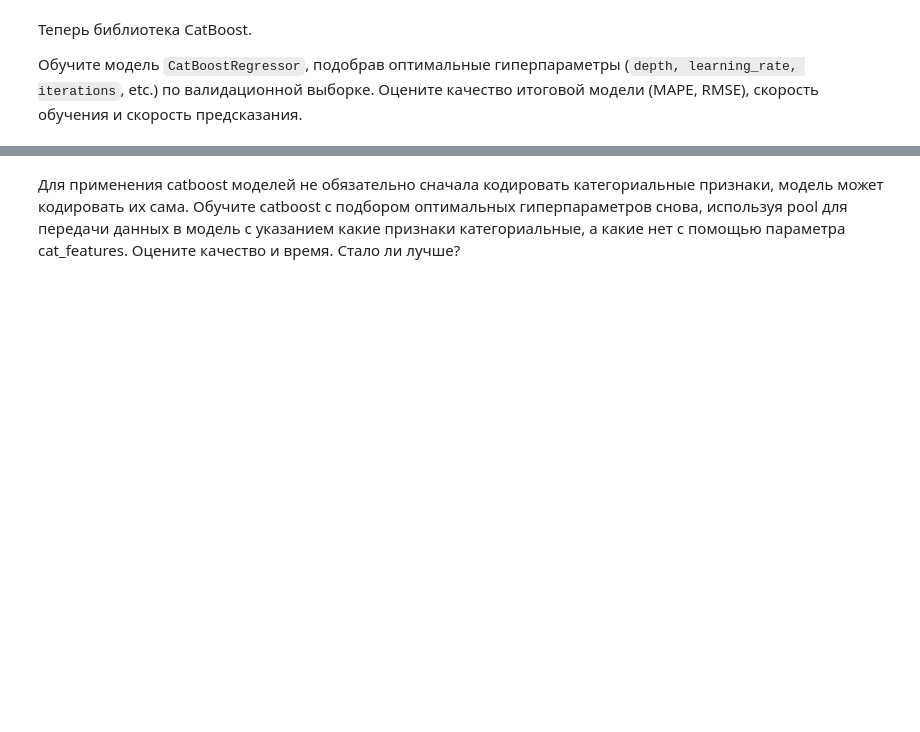
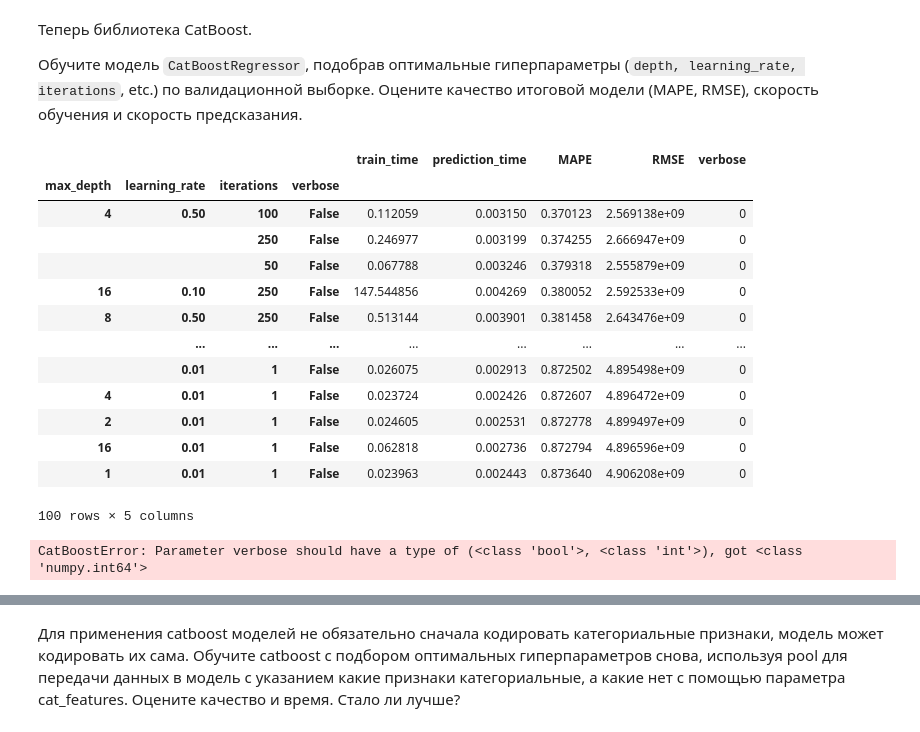
Before and after one commit to Bosbobos/IAD, a Jupyter notebook: MachineLeariningBasics/hw08_boosting_clustering/hw08_boosting_clustering.ipynb, the cells around one changed output, grey strips where cells are left out. Saved outputs shown, nothing was run; the diff lists cells and outputs as text; code cells hidden in the pictures; blank space fills up the shorter version.

```diff
--- a/MachineLeariningBasics/hw08_boosting_clustering/hw08_boosting_clustering.ipynb
+++ b/MachineLeariningBasics/hw08_boosting_clustering/hw08_boosting_clustering.ipynb
@@ -156,29 +157,6 @@ experience_level намного логичнее кодировать ordinal_en
 Начнем с библиотеки xgboost.
 
 Обучите модель `XGBRegressor` на тех же данных, что линейную модель, подобрав оптимальные гиперпараметры (`max_depth, learning_rate, n_estimators, gamma`, etc.) по валидационной выборке. Оцените качество итоговой модели (MAPE, RMSE), скорость обучения и скорость предсказания.
-# %%
-def build_res_df(max_depth: int,
-                 learning_rate: float,
-                 n_estimators: int,
-                 gamma: float,
-                 true_y: np.array,
-                 predictions: np.array,
-                 train_time: float,
-                 prediction_time: float,
-                 df: pd.DataFrame = None):
-    if df is None:
-        df = pd.DataFrame(columns = ['max_depth', 'learning_rate', 'n_estimators',
-                                     'gamma',  'train_time', 'prediction_time', 'MAPE', 'RMSE',])
-        df.set_index(['max_depth', 'learning_rate', 'n_estimators', 'gamma'], inplace=True)
-
-    df.loc[max_depth, learning_rate, n_estimators, gamma] = [
-        train_time,
-        prediction_time,
-        mean_absolute_percentage_error(true_y, predictions),
-        mean_squared_error(true_y, predictions)
-    ]
-
-    return df
 # %%
 from xgboost.sklearn import XGBRegressor
 from itertools import product
@@ -243,15 +239,13 @@ df.head(3)
 # %%
-best_params = df.index[0]
+params = {
+    'max_depth' : [1, 3, 5, 7, 10, 20],
+    'learning_rate' : [0.01, 0.05, 0.1, 0.5],
+    'n_estimators' : [1, 10, 50, 100, 250],
+    'gamma' : [0, 0.1, 0.5, 1]
+}
 
-reg = XGBRegressor(
-    **dict(zip(df.index.names, df.index[0])),
-    random_state=17
-)
-reg.fit(enc_train, train_y)
-pred = reg.predict(enc_test)
+df, overall_time = find_best_params_df(params, XGBRegressor)
+evaluate_best_model(df, XGBRegressor, overall_time)
 
-print('MAPE: ', mean_absolute_percentage_error(test_y, pred))
-print('RMSE: ', mean_squared_error(test_y, pred))
-
-#TODO: вынести это в функцию, принимающую регрессор и параметры, чтобы дальше то же самое вызвать
+df.head(3)
 # %% [output]
@@ -263,14 +265,34 @@ RMSE:  2345431808.0
 Теперь библиотека CatBoost.
 
 Обучите модель `CatBoostRegressor`, подобрав оптимальные гиперпараметры (`depth, learning_rate, iterations`, etc.) по валидационной выборке. Оцените качество итоговой модели (MAPE, RMSE), скорость обучения и скорость предсказания.
+# %%
+df
+# %% [output]
+|  |  |  |  | train_time | prediction_time | MAPE | RMSE | verbose |
+| max_depth | learning_rate | iterations | verbose |  |  |  |  |  |
+| 4 | 0.50 | 100 | False | 0.112059 | 0.003150 | 0.370123 | 2.569138e+09 | 0 |
+|  |  | 250 | False | 0.246977 | 0.003199 | 0.374255 | 2.666947e+09 | 0 |
+|  |  | 50 | False | 0.067788 | 0.003246 | 0.379318 | 2.555879e+09 | 0 |
+| 16 | 0.10 | 250 | False | 147.544856 | 0.004269 | 0.380052 | 2.592533e+09 | 0 |
+| 8 | 0.50 | 250 | False | 0.513144 | 0.003901 | 0.381458 | 2.643476e+09 | 0 |
+|  | ... | ... | ... | ... | ... | ... | ... | ... |
+|  | 0.01 | 1 | False | 0.026075 | 0.002913 | 0.872502 | 4.895498e+09 | 0 |
+| 4 | 0.01 | 1 | False | 0.023724 | 0.002426 | 0.872607 | 4.896472e+09 | 0 |
+| 2 | 0.01 | 1 | False | 0.024605 | 0.002531 | 0.872778 | 4.899497e+09 | 0 |
+| 16 | 0.01 | 1 | False | 0.062818 | 0.002736 | 0.872794 | 4.896596e+09 | 0 |
+| 1 | 0.01 | 1 | False | 0.023963 | 0.002443 | 0.873640 | 4.906208e+09 | 0 |
+100 rows × 5 columns
 # %%
 from catboost import CatBoostRegressor
 
 params = {
-    'depth' : # -- YOUR CODE HERE -- ,
-    'learning_rate' : # -- YOUR CODE HERE -- ,
-    'iterations' : # -- YOUR CODE HERE -- ,
-    # -- YOUR CODE HERE --
+    'max_depth' : [2, 4, 8, 16],
+    'learning_rate' : [0.1, 0.5],
+    'iterations' : [50, 100, 250],
+    'verbose': [0]
 }
 
-# -- YOUR CODE HERE --
+df, overall_time = find_best_params_df(params, CatBoostRegressor)
+evaluate_best_model(df, CatBoostRegressor, overall_time)
+# %% [output]
+CatBoostError: Parameter verbose should have a type of (<class 'bool'>, <class 'int'>), got <class 'numpy.int64'>
```
Also changed, not shown: parts of 6 cells of this notebook.
